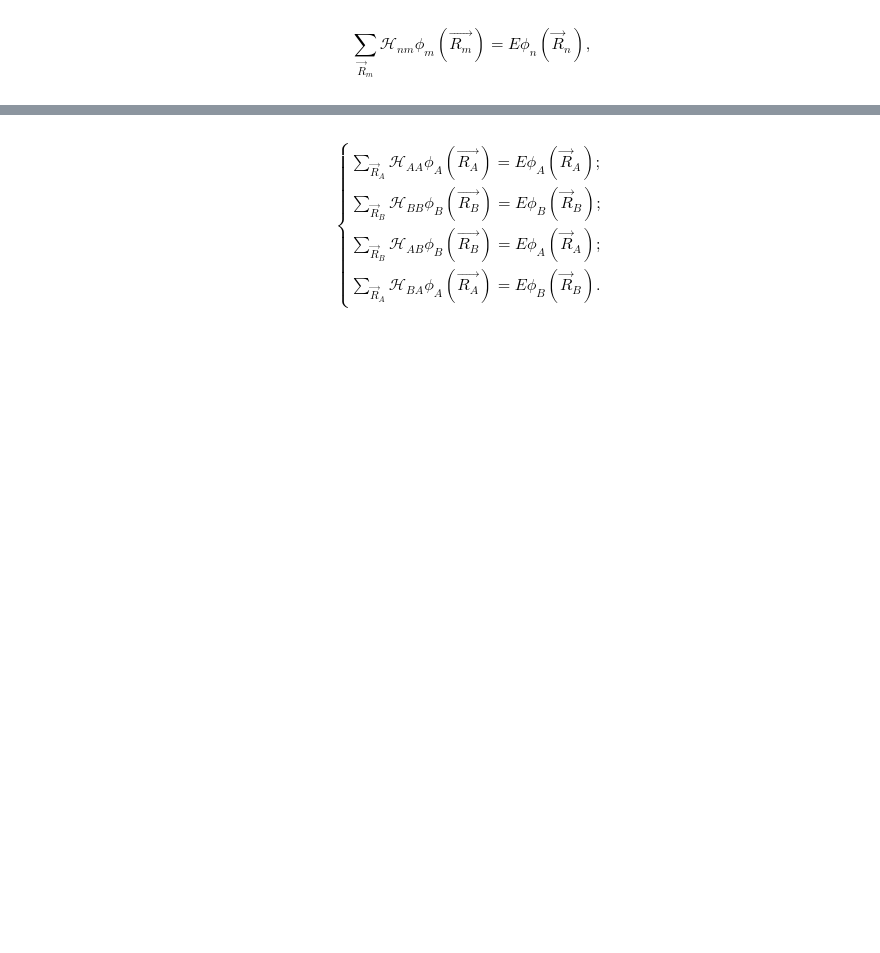
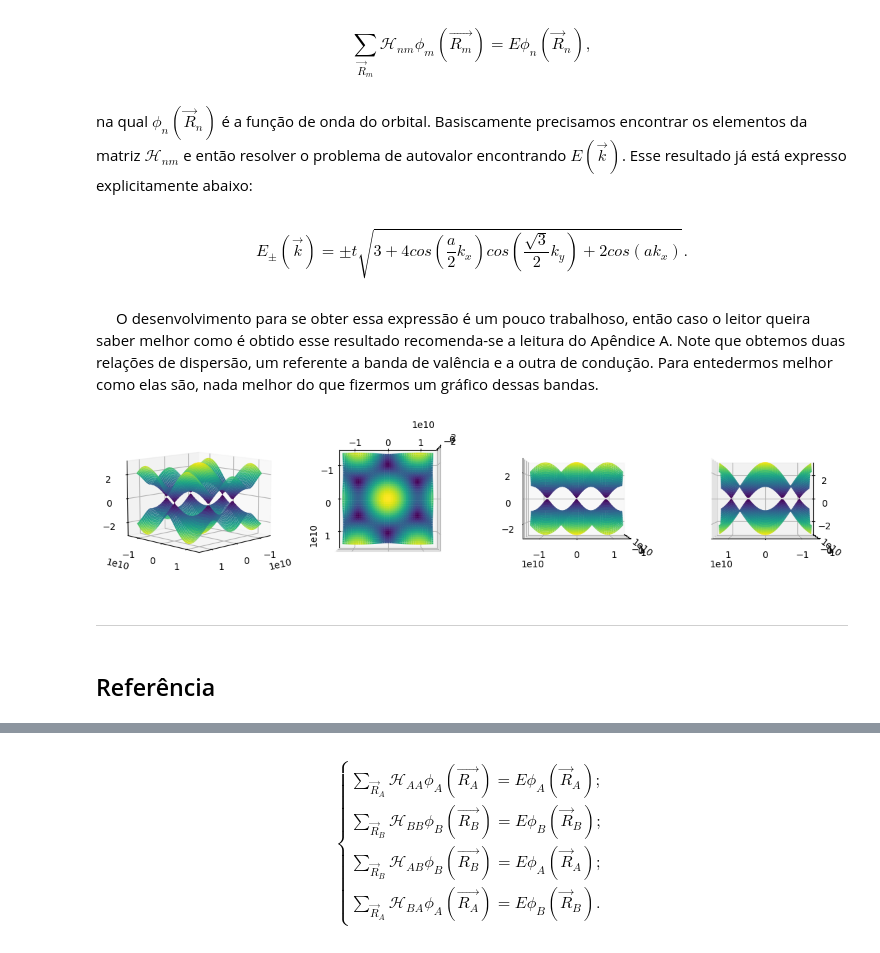
Before and after one commit to Josearthur266/Rascunhos_PET.py, a Jupyter notebook: Estrutura_de_bandas_do grafeno/Estrutura_de_bandas_do_grafeno.ipynb, the cells around one changed output, grey strips where cells are left out. Drawn from its saved outputs; the diff is of its cells as text; code cells hidden in the pictures; blank space fills up the shorter version.

```diff
--- a/Estrutura_de_bandas_do grafeno/Estrutura_de_bandas_do_grafeno.ipynb
+++ b/Estrutura_de_bandas_do grafeno/Estrutura_de_bandas_do_grafeno.ipynb
@@ -191,2 +191,8 @@ $\quad$ Definido essas informações agora já temos todos os preparativos para
 # %% [markdown]
 $$\sum\limits_{\vec{R}_m}\mathcal{H}_{nm}\phi_m(\vec{R_m}) = E\phi_n(\vec{R}_n), \tag{2.9}$$
+# %% [markdown]
+na qual $\phi_n(\vec{R}_n)$ é a função de onda do orbital. Basiscamente precisamos encontrar os elementos da matriz $\mathcal{H}_{nm}$ e então resolver o problema de autovalor encontrando $E(\vec{k})$. Esse resultado já está expresso explicitamente abaixo:
+# %% [markdown]
+$$E_{\pm}(\vec{k}) = \pm t\sqrt{3 + 4cos\left(\frac{a}{2}k_x\right)cos\left(\frac{\sqrt{3}}{2}k_y\right) + 2cos(ak_x)}. \tag{2.10}$$
+# %% [markdown]
+$\quad$ O desenvolvimento para se obter essa expressão é um pouco trabalhoso, então caso o leitor queira saber melhor como é obtido esse resultado recomenda-se a leitura do Apêndice A. Note que obtemos duas relações de dispersão, um referente a banda de valência e a outra de condução. Para entedermos melhor como elas são, nada melhor do que fizermos um gráfico dessas bandas.
@@ -192,0 +209,33 @@ $$\sum\limits_{\vec{R}_m}\mathcal{H}_{nm}\phi_m(\vec{R_m}) = E\phi_n(\vec{R}_n),
+# %%
+t = 1
+a = 2.45e-10
+x = np.linspace(-np.pi/a, np.pi/a, 2000)
+y = np.linspace(-np.pi/a, np.pi/a, 2000)
+k_x, k_y = np.meshgrid(x, y)
+
+fig = plt.figure(figsize=(14, 10))
+ax = fig.add_subplot(141, projection='3d')
+ax.plot_surface(k_x, k_y, E_conduction(t, a, k_x, k_y),cmap='viridis')
+ax.plot_surface(k_x, k_y, E_valency(t, a, k_x, k_y), cmap='viridis_r')
+ax.view_init(elev=10, azim=45)
+
+ax = fig.add_subplot(142, projection='3d')
+ax.plot_surface(k_x, k_y, E_conduction(t, a, k_x, k_y),cmap='viridis')
+ax.plot_surface(k_x, k_y, E_valency(t, a, k_x, k_y), cmap='viridis_r')
+ax.view_init(elev=90, azim=0)
+
+ax = fig.add_subplot(143, projection='3d')
+ax.plot_surface(k_x, k_y, E_conduction(t, a, k_x, k_y),cmap='viridis')
+ax.plot_surface(k_x, k_y, E_valency(t, a, k_x, k_y), cmap='viridis_r')
+ax.view_init(elev=0, azim=0)
+
+ax = fig.add_subplot(144, projection='3d')
+ax.plot_surface(k_x, k_y, E_conduction(t, a, k_x, k_y),cmap='viridis')
+ax.plot_surface(k_x, k_y, E_valency(t, a, k_x, k_y), cmap='viridis_r')
+ax.view_init(elev=0, azim=90)
+# %% [output]
+[figure, added]
+# %% [markdown]
+---
+# %% [markdown]
+## Referência
```
Also changed, not shown: parts of 20 cells of this notebook.
